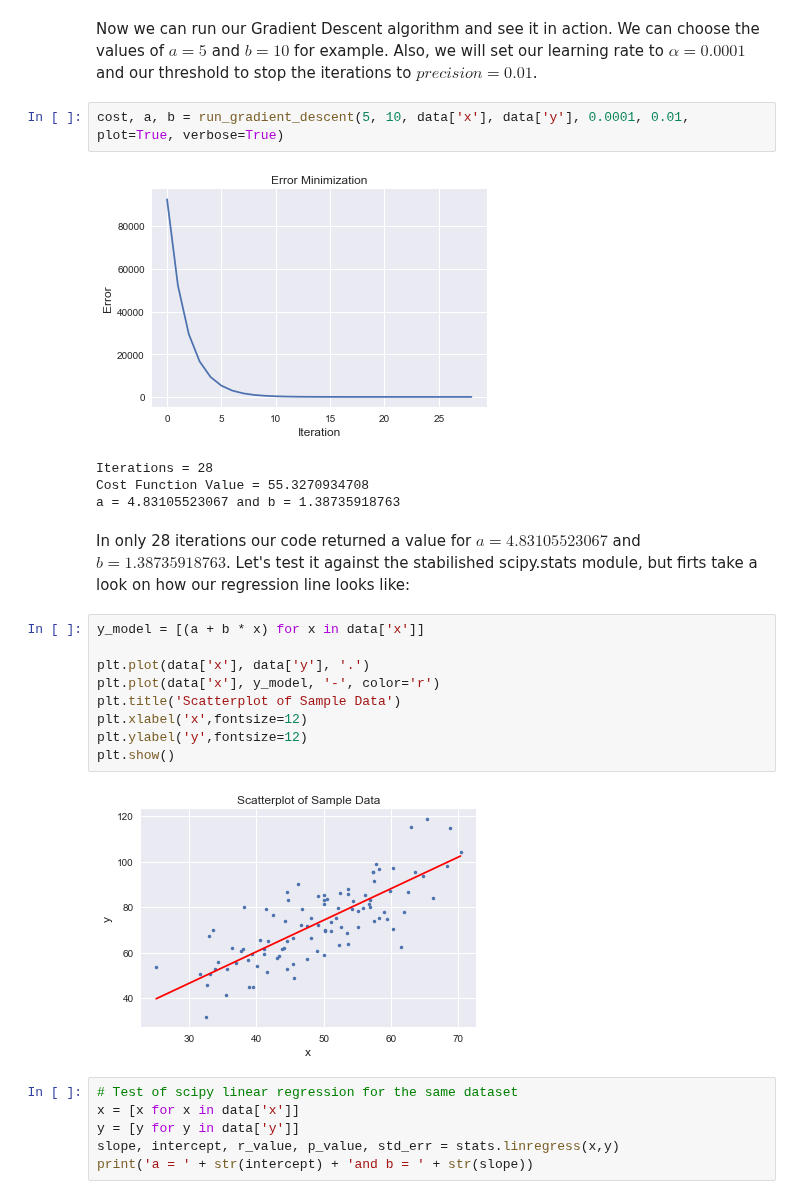
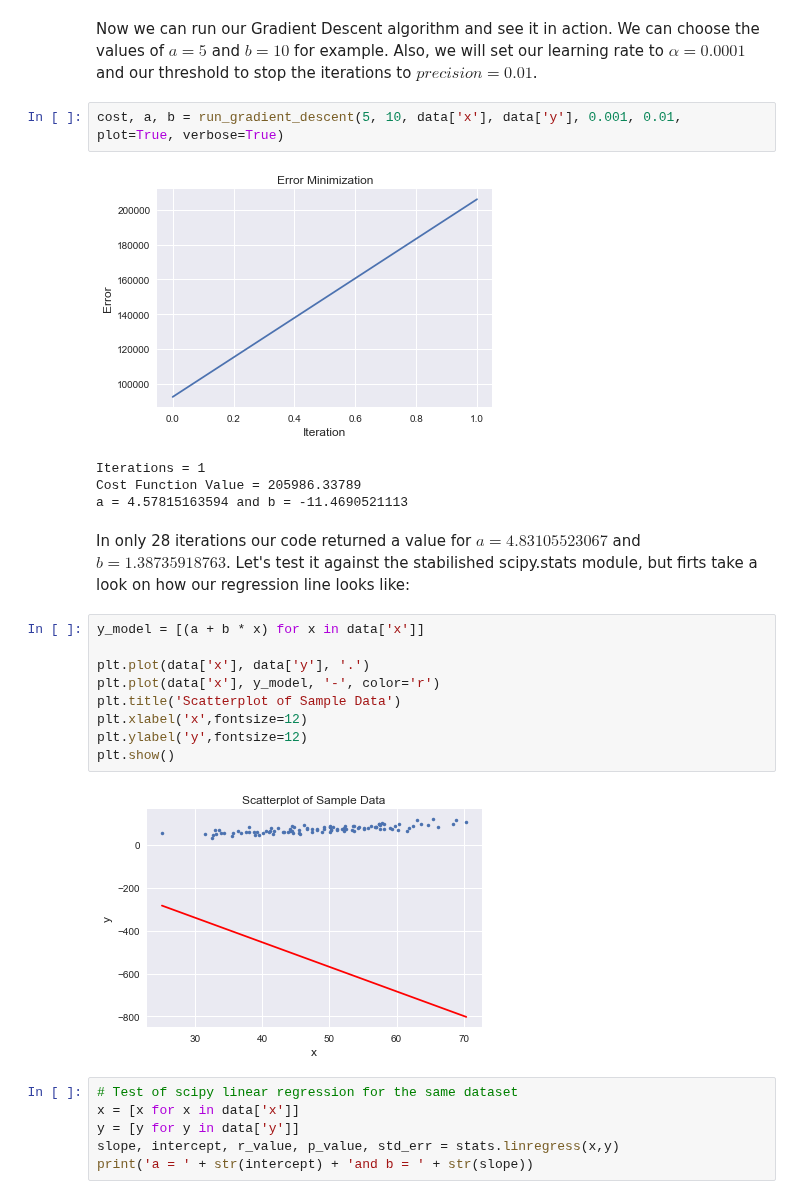
Before and after one commit to claudiocastello/learning_data_science, a Jupyter notebook: GradientDescent/single_feature_implementation.ipynb, the cells around one changed output. Drawn from its saved outputs; the diff is of its cells as text.

```diff
--- a/GradientDescent/single_feature_implementation.ipynb
+++ b/GradientDescent/single_feature_implementation.ipynb
@@ -269,12 +269,12 @@ def run_gradient_descent(a, b, x_values, y_values, alpha, precision, plot=False,
 # %% [markdown]
 Now we can run our Gradient Descent algorithm and see it in action. We can choose the values of $a = 5$ and $b = 10$ for example. Also, we will set our learning rate to $\alpha = 0.0001$ and our threshold to stop the iterations to $precision = 0.01$.
 # %%
-cost, a, b = run_gradient_descent(5, 10, data['x'], data['y'], 0.0001, 0.01, plot=True, verbose=True)
+cost, a, b = run_gradient_descent(5, 10, data['x'], data['y'], 0.001, 0.01, plot=True, verbose=True)
 # %% [output]
-[figure, old version]
+[figure, new version]
-Iterations = 28
-Cost Function Value = 55.3270934708
-a = 4.83105523067 and b = 1.38735918763
+Iterations = 1
+Cost Function Value = 205986.33789
+a = 4.57815163594 and b = -11.4690521113
 # %% [markdown]
 In only 28 iterations our code returned a value for $a = 4.83105523067$ and $b = 1.38735918763$. Let's test it against the stabilished scipy.stats module, but firts take a look on how our regression line looks like:
 # %%
@@ -287,7 +287,7 @@ plt.xlabel('x',fontsize=12)
 plt.ylabel('y',fontsize=12)
 plt.show()
 # %% [output]
-[figure, old version]
+[figure, new version]
 # %%
 # Test of scipy linear regression for the same dataset
 x = [x for x in data['x']]
```
Also changed, not shown: parts of 3 cells of this notebook, 4 other files.
